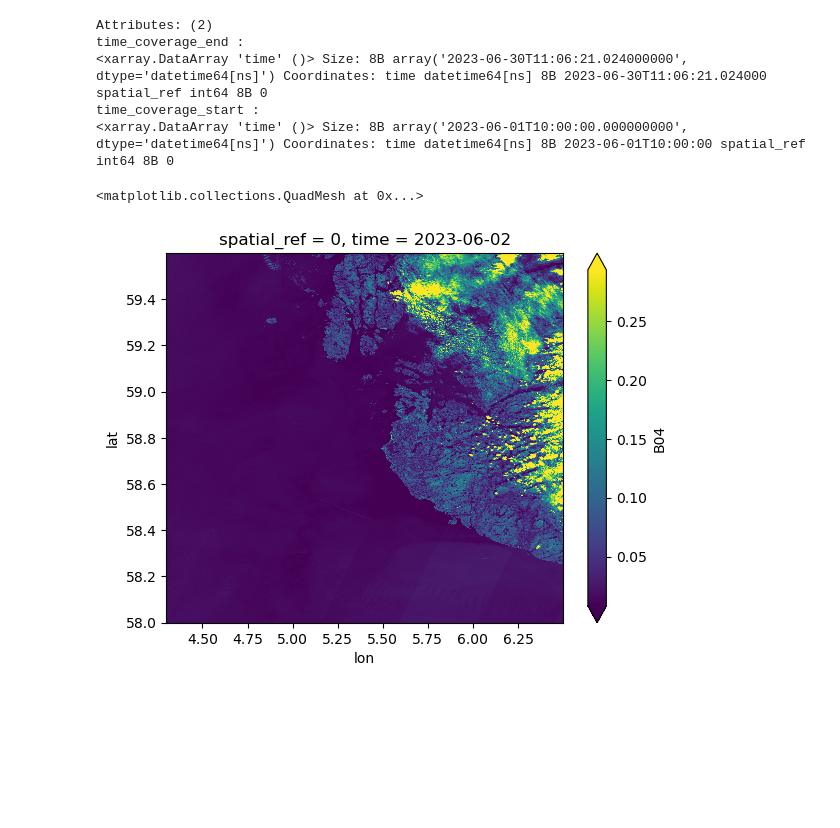
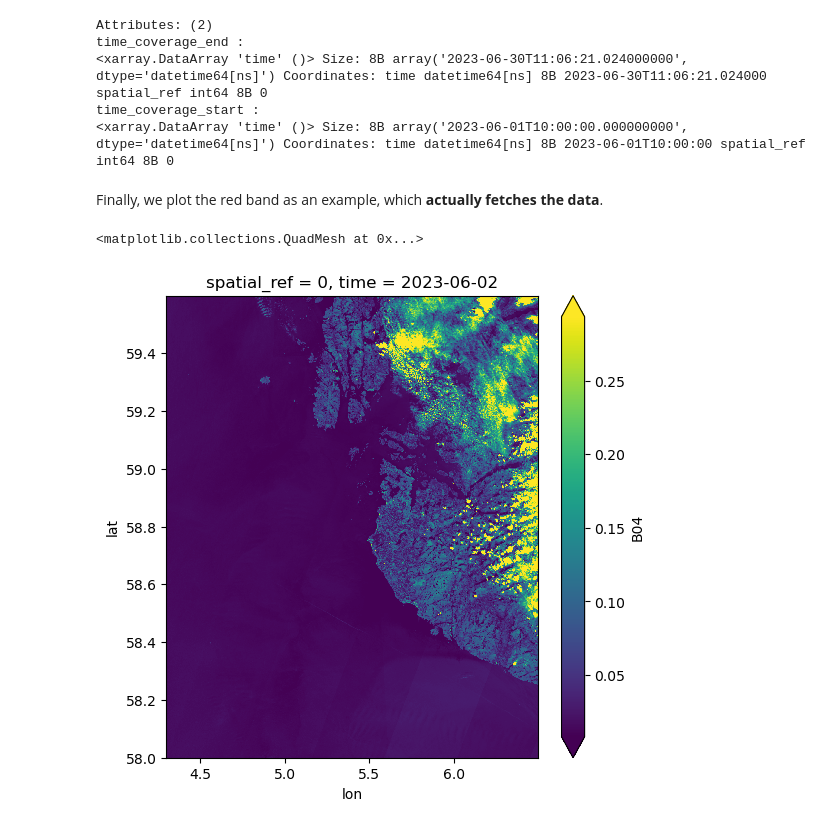
Before and after one commit to xcube-dev/geo_aquawatch_webinar, a Jupyter notebook: final_notebooks/01_data_store_basics.ipynb, the cells around one changed output. Cells and saved outputs as stored; diff of their text form; code cells hidden in the pictures; blank space fills up the shorter version.

```diff
--- a/final_notebooks/01_data_store_basics.ipynb
+++ b/final_notebooks/01_data_store_basics.ipynb
@@ -271,11 +277,13 @@ time_coverage_end :
 <xarray.DataArray 'time' ()> Size: 8B array('2023-06-30T11:06:21.024000000', dtype='datetime64[ns]') Coordinates: time datetime64[ns] 8B 2023-06-30T11:06:21.024000 spatial_ref int64 8B 0
 time_coverage_start :
 <xarray.DataArray 'time' ()> Size: 8B array('2023-06-01T10:00:00.000000000', dtype='datetime64[ns]') Coordinates: time datetime64[ns] 8B 2023-06-01T10:00:00 spatial_ref int64 8B 0
+# %% [markdown]
+Finally, we plot the red band as an example, which **actually fetches the data**.
 # %%
-ds.B04.isel(time=1).plot(robust=True)
+ds.B04.isel(time=1).plot(robust=True, figsize=(6, 6))
 # %% [output]
 <matplotlib.collections.QuadMesh at 0x...>
-[figure, old version]
+[figure, new version]
 # %% [markdown]
 <table width="100%">
   <tr>
```
Also changed, not shown: parts of 7 cells of this notebook, 4 other files.
